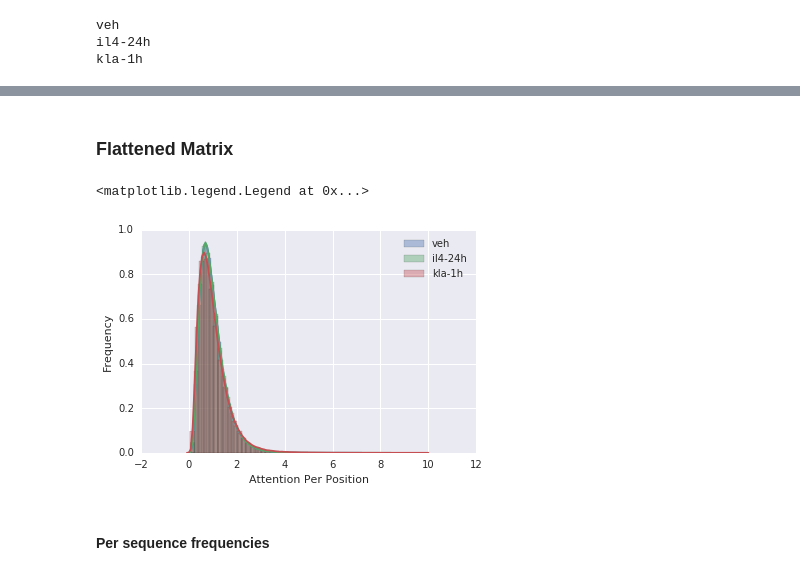
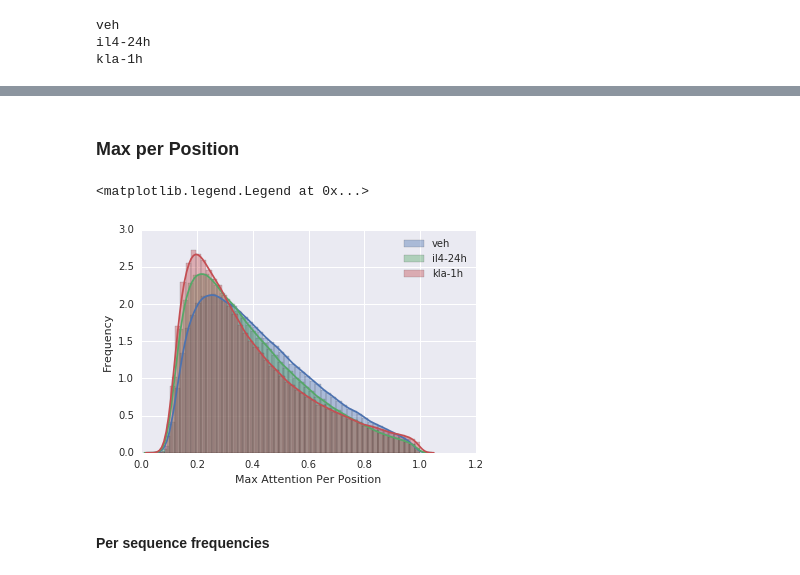
Before and after one commit to jenhantao/genomic_grammar, a Jupyter notebook: Attention Only Classification Analysis.ipynb, the cells around one changed output, grey strips where cells are left out. Cells and saved outputs as stored; diff of their text form; code cells hidden in the pictures.

Commit message:
draft code for extracting sequences

```diff
--- a/Attention Only Classification Analysis.ipynb
+++ b/Attention Only Classification Analysis.ipynb
@@ -114,10 +102,10 @@ model_types = []
 parameter_counts = []
 train_addAttention = False
 train_dotAttention = True
-train_convolution = False
-train_large_convolution = False
+train_convolution = True
+train_large_convolution = True
 
-# condition_model_dict = {}
+condition_model_dict = {}
 for treatment in treatment_positive_fasta_dict:
     positive_sequence_arrays = treatment_positive_seqArray_dict[treatment]
     positive_rc_sequence_arrays = treatment_positive_rc_seqArray_dict[treatment]
@@ -595,20 +582,31 @@ plt.ylim(0.8,0.9)
 [figure]
 # %% [markdown]
 ## Weight Extraction
+# %%
+def get_sequence_attention(model, sequence_arrays, sequence_size, adjacent_bp_pool_size):
+    get_attention = K.function([model.get_layer('input_fwd').input,
+                                K.learning_phase()
+                               ],
+                               [model.get_layer('attention_softmax_layer').output])
+    trimmed_sequences = [x[:sequence_size] for x in sequence_arrays]
+
+    attention = get_attention((trimmed_sequences, 0))[0]
+
+    return attention
 # %%
 treatment_attention_dict = {}
 for ps in ['c57bl6_kla-1h_peaks.fasta', 'c57bl6_veh_peaks.fasta', 'c57bl6_il4-24h_peaks.fasta']:
     treatment = ps.split('_')[1]
     print('***',treatment, '***')
-    fasta_seq = treatment_fasta_dict[treatment]
+    fasta_seq = treatment_positive_fasta_dict[treatment]
 
     sequence_arrays = treatment_positive_seqArray_dict[treatment]
+    if 'DotAttention_'+treatment in condition_model_dict:
+        current_model = condition_model_dict['DotAttention_'+treatment]
 
-    current_model = condition_model_dict['DotAttention_'+treatment]
+        attention = get_sequence_attention(current_model,
+            sequence_arrays,
+            200,
+            10)
 
-    attention = get_sequence_attention(current_model,
-        sequence_arrays,
-        200,
-        10)
-
-    treatment_attention_dict[treatment] = attention
+        treatment_attention_dict[treatment] = attention
@@ -718,16 +683,16 @@ sns.factorplot(data = frame,
-# %% [markdown]
-### Flattened Matrix
+# %% [markdown]
+### Max per Position
 # %%
 for treatment in treatment_attention_dict:
     treatment_attention = treatment_attention_dict[treatment]
-    flattened_attention = np.array([x.sum(axis=1) for x in treatment_attention])
-    sns.distplot(flattened_attention.flatten(), label = treatment)
-plt.xlabel('Attention Per Position')
+    max_attention = np.array([x.max(axis=0) for x in treatment_attention])
+    sns.distplot(max_attention.flatten(), label = treatment)
+plt.xlabel('Max Attention Per Position')
 plt.ylabel('Frequency')
 plt.legend()
 # %% [output]
 <matplotlib.legend.Legend at 0x...>
-[figure, old version]
+[figure, new version]
 # %% [markdown]
 #### Per sequence frequencies
 # %%
```
Also changed, not shown: parts of 62 cells of this notebook.
